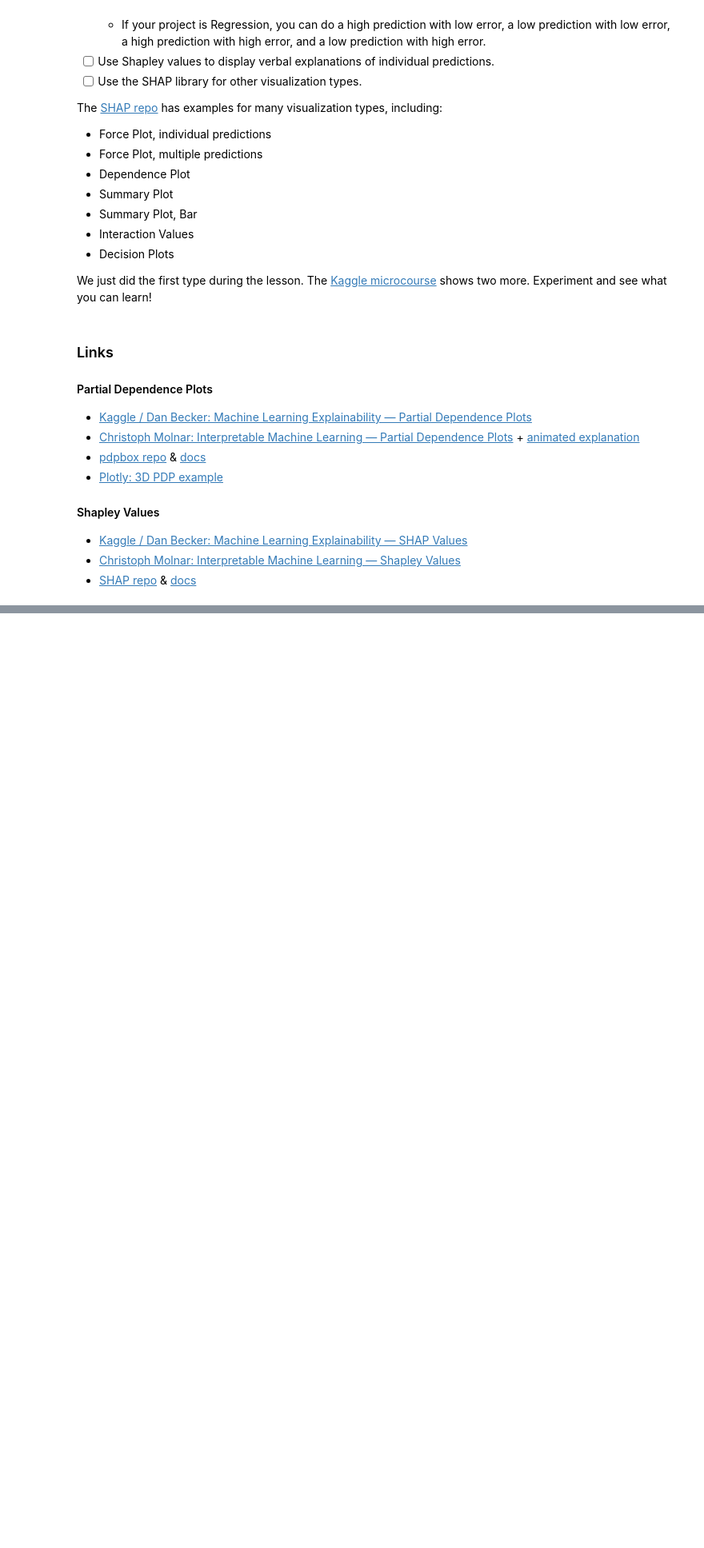
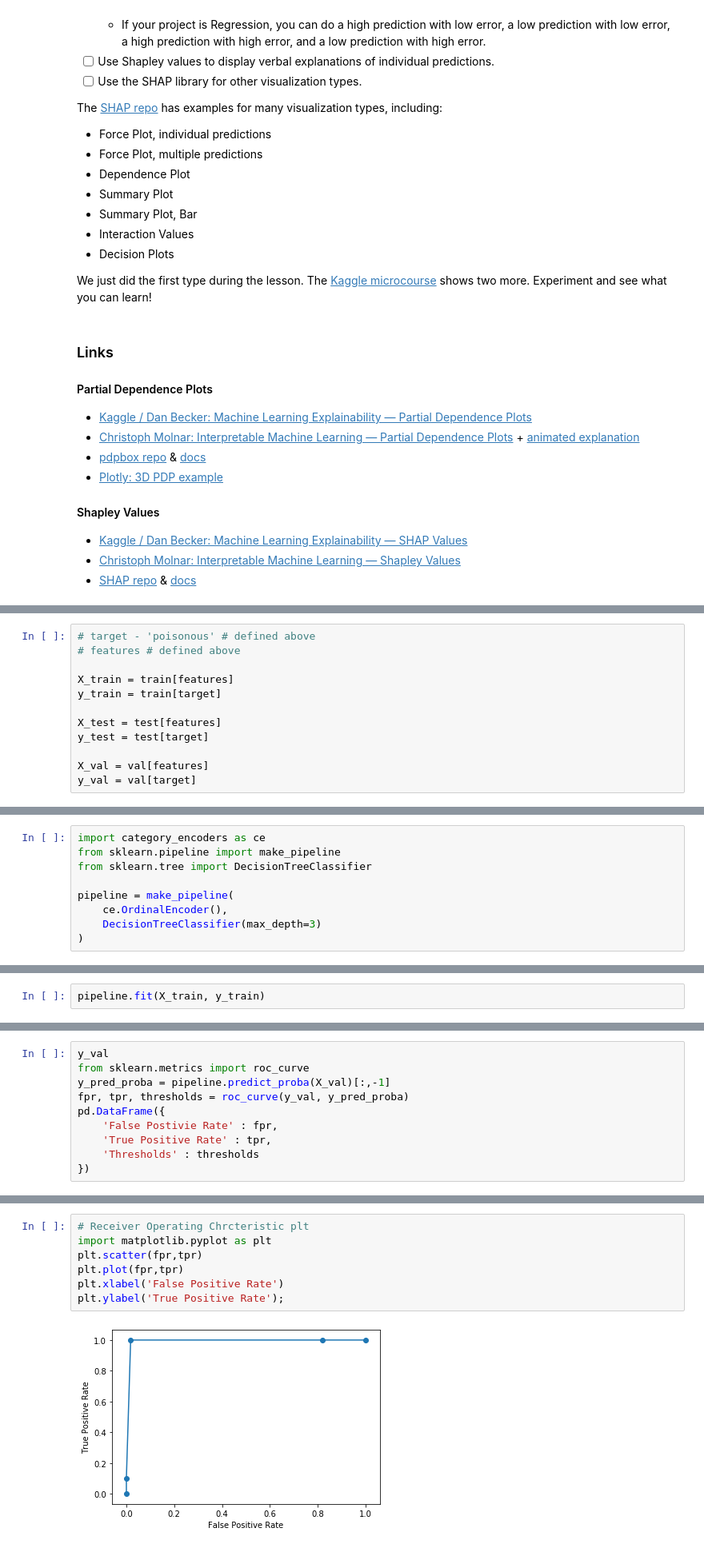
Before and after one commit to gptix/DS-Unit-2-Applied-Modeling, a Jupyter notebook: module4/ASSIGNMENT_Jud_Taylor_LS_DS_234_assignment.ipynb, the cells around one changed output, grey strips where cells are left out. Shown at 80% size. Drawn from its saved outputs; the diff is of its cells as text; blank space fills up the shorter version.

```diff
--- a/module4/ASSIGNMENT_Jud_Taylor_LS_DS_234_assignment.ipynb
+++ b/module4/ASSIGNMENT_Jud_Taylor_LS_DS_234_assignment.ipynb
@@ -81,0 +250,12 @@ else:
+# %%
+# target - 'poisonous' # defined above
+# features # defined above
+
+X_train = train[features]
+y_train = train[target]
+
+X_test = test[features]
+y_test = test[target]
+
+X_val = val[features]
+y_val = val[target]
@@ -81,0 +264,9 @@ else:
+# %%
+import category_encoders as ce
+from sklearn.pipeline import make_pipeline
+from sklearn.tree import DecisionTreeClassifier
+
+pipeline = make_pipeline(
+    ce.OrdinalEncoder(),
+    DecisionTreeClassifier(max_depth=3)
+)
@@ -81,0 +275,2 @@ else:
+# %%
+pipeline.fit(X_train, y_train)
@@ -81,0 +325,10 @@ else:
+# %%
+y_val
+from sklearn.metrics import roc_curve
+y_pred_proba = pipeline.predict_proba(X_val)[:,-1]
+fpr, tpr, thresholds = roc_curve(y_val, y_pred_proba)
+pd.DataFrame({
+    'False Postivie Rate' : fpr,
+    'True Positive Rate' : tpr,
+    'Thresholds' : thresholds
+})
@@ -81,0 +342,9 @@ else:
+# %%
+# Receiver Operating Chrcteristic plt
+import matplotlib.pyplot as plt
+plt.scatter(fpr,tpr)
+plt.plot(fpr,tpr)
+plt.xlabel('False Positive Rate')
+plt.ylabel('True Positive Rate');
+# %% [output]
+[figure, added]
```
Also changed, not shown: parts of 39 cells of this notebook.
